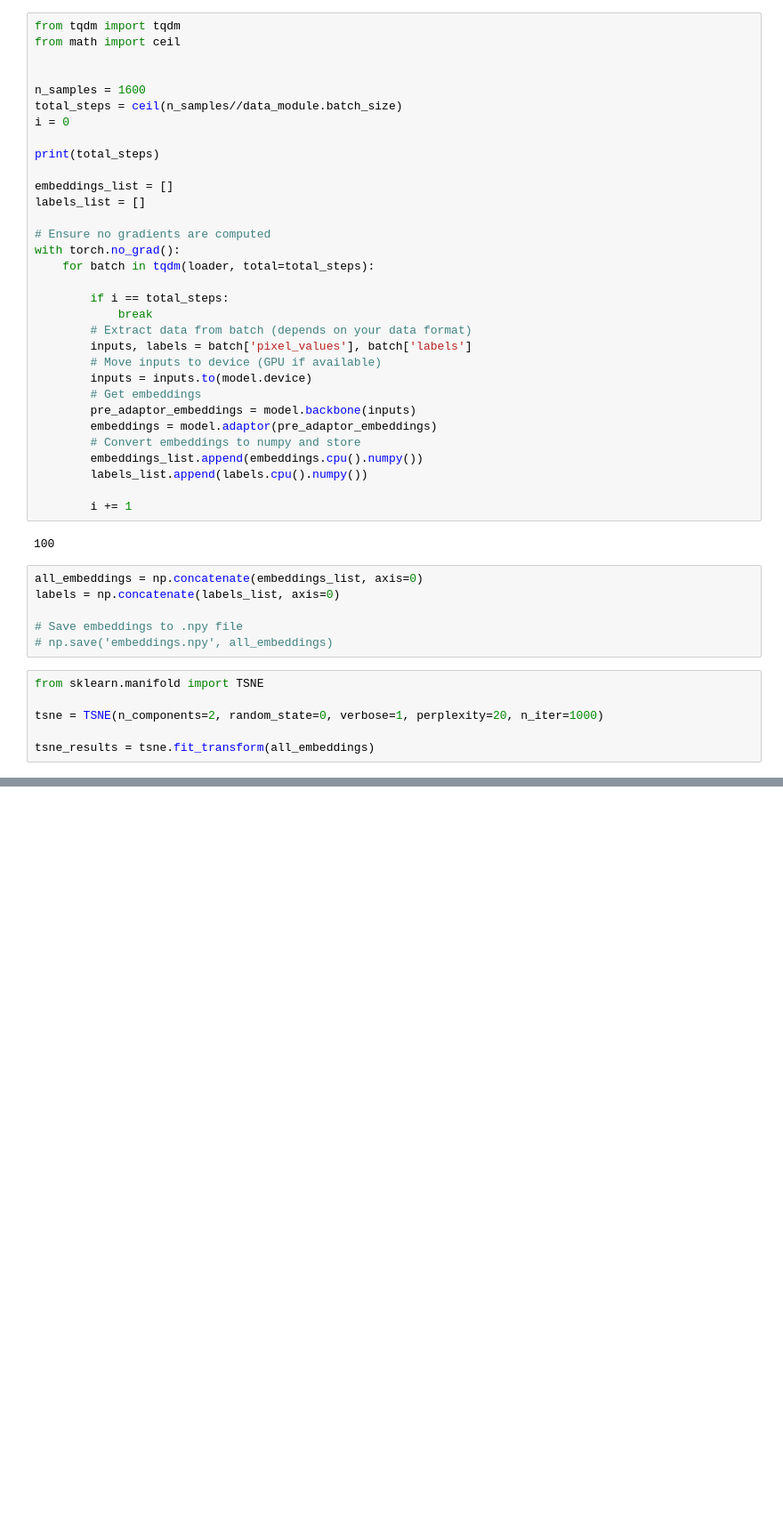
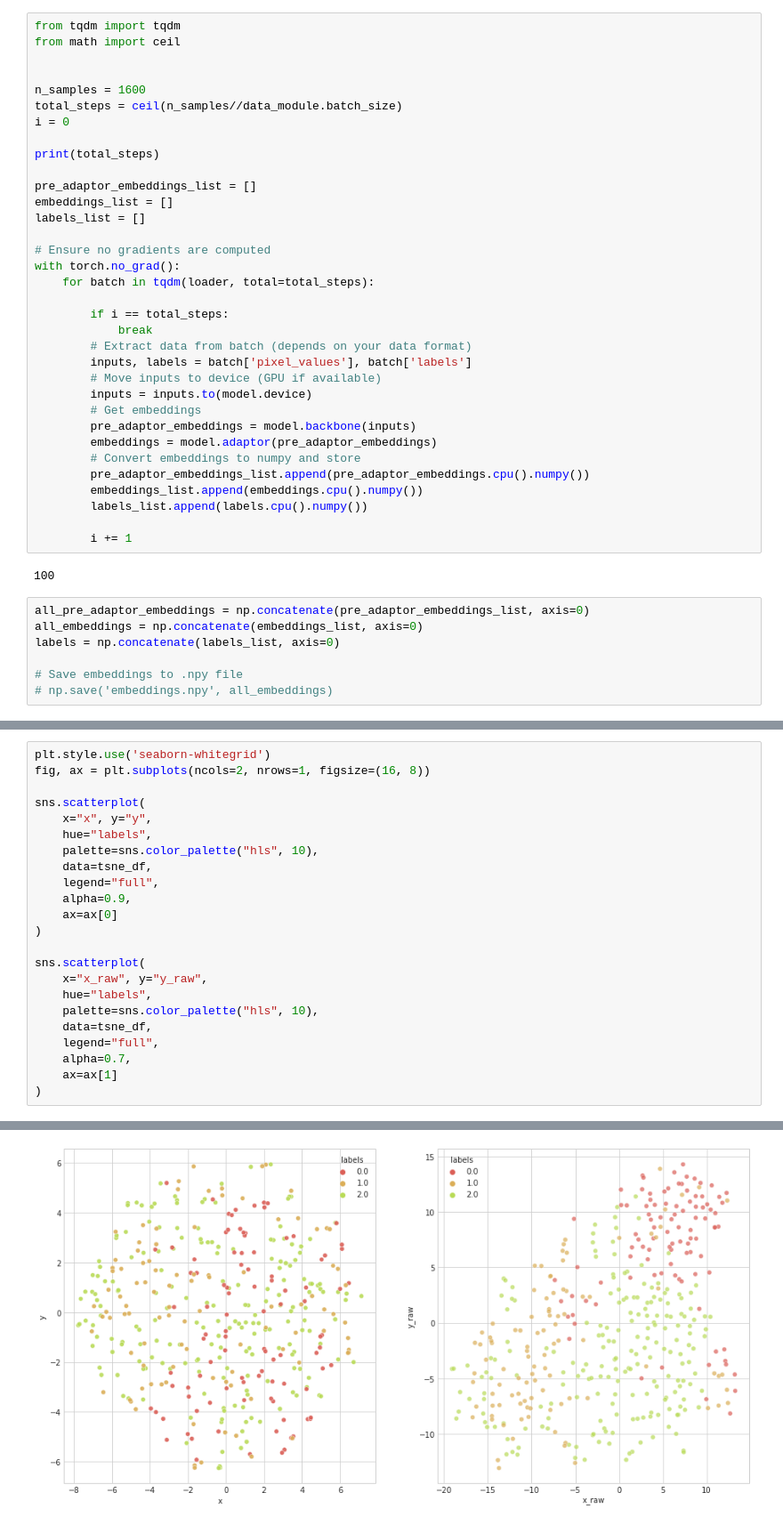
Before and after one commit to holajoa/Adaptor-VL-SSL, a Jupyter notebook: get_embeddings.ipynb, the cells around one changed output, grey strips where cells are left out. Shown: that part at 89% size. Saved outputs shown, nothing was run; the diff lists cells and outputs as text; blank space fills up the shorter version.

```diff
--- a/get_embeddings.ipynb
+++ b/get_embeddings.ipynb
@@ -118,6 +102,7 @@ i = 0
 
 print(total_steps)
 
+pre_adaptor_embeddings_list = []
 embeddings_list = []
 labels_list = []
 
@@ -135,6 +120,7 @@ with torch.no_grad():
         pre_adaptor_embeddings = model.backbone(inputs)
         embeddings = model.adaptor(pre_adaptor_embeddings)
         # Convert embeddings to numpy and store
+        pre_adaptor_embeddings_list.append(pre_adaptor_embeddings.cpu().numpy())
         embeddings_list.append(embeddings.cpu().numpy())
         labels_list.append(labels.cpu().numpy())
 
@@ -142,14 +128,9 @@ with torch.no_grad():
 # %% [output]
 100
 # %%
+all_pre_adaptor_embeddings = np.concatenate(pre_adaptor_embeddings_list, axis=0)
 all_embeddings = np.concatenate(embeddings_list, axis=0)
 labels = np.concatenate(labels_list, axis=0)
 
 # Save embeddings to .npy file
 # np.save('embeddings.npy', all_embeddings)
-# %%
-from sklearn.manifold import TSNE
-
-tsne = TSNE(n_components=2, random_state=0, verbose=1, perplexity=20, n_iter=1000)
-
-tsne_results = tsne.fit_transform(all_embeddings)
@@ -187,0 +195,24 @@ sns.scatterplot(
+# %%
+plt.style.use('seaborn-whitegrid')
+fig, ax = plt.subplots(ncols=2, nrows=1, figsize=(16, 8))
+
+sns.scatterplot(
+    x="x", y="y",
+    hue="labels",
+    palette=sns.color_palette("hls", 10),
+    data=tsne_df,
+    legend="full",
+    alpha=0.9,
+    ax=ax[0]
+)
+
+sns.scatterplot(
+    x="x_raw", y="y_raw",
+    hue="labels",
+    palette=sns.color_palette("hls", 10),
+    data=tsne_df,
+    legend="full",
+    alpha=0.7,
+    ax=ax[1]
+)
+# %% [output]
@@ -187,0 +220 @@ sns.scatterplot(
+[figure, added]
```
Also changed, not shown: parts of 13 cells of this notebook, 15 other files.
